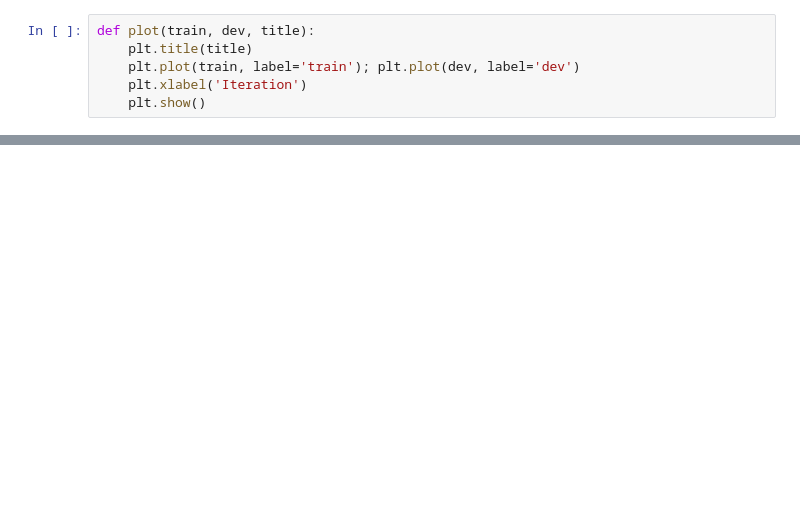
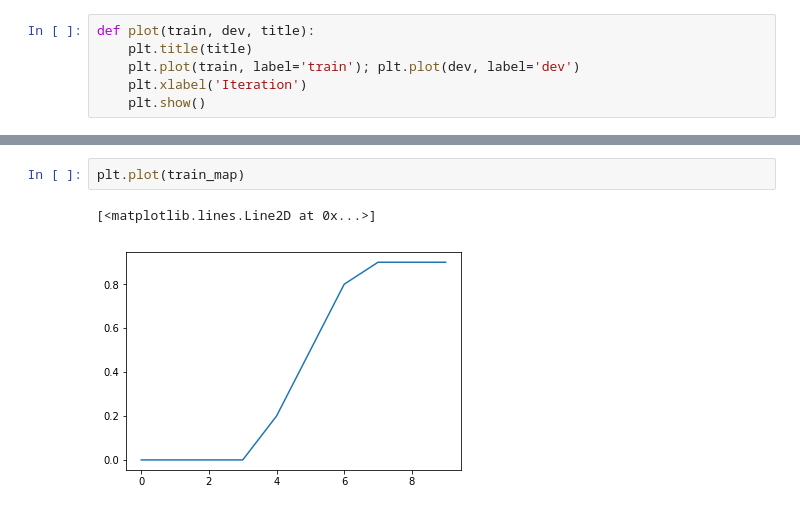
Before and after one commit to jlikhuva/NutritionProject, a Jupyter notebook: Localizer/prototypes.ipynb, the cells around one changed output, grey strips where cells are left out. Drawn from its saved outputs; the diff is of its cells as text; blank space fills up the shorter version.

```diff
--- a/Localizer/prototypes.ipynb
+++ b/Localizer/prototypes.ipynb
@@ -81,0 +115,5 @@ plt.plot(dev_losses)
+# %%
+plt.plot(train_map)
+# %% [output]
+[<matplotlib.lines.Line2D at 0x...>]
+[figure, added]
```
Also changed, not shown: parts of 4 cells of this notebook.
